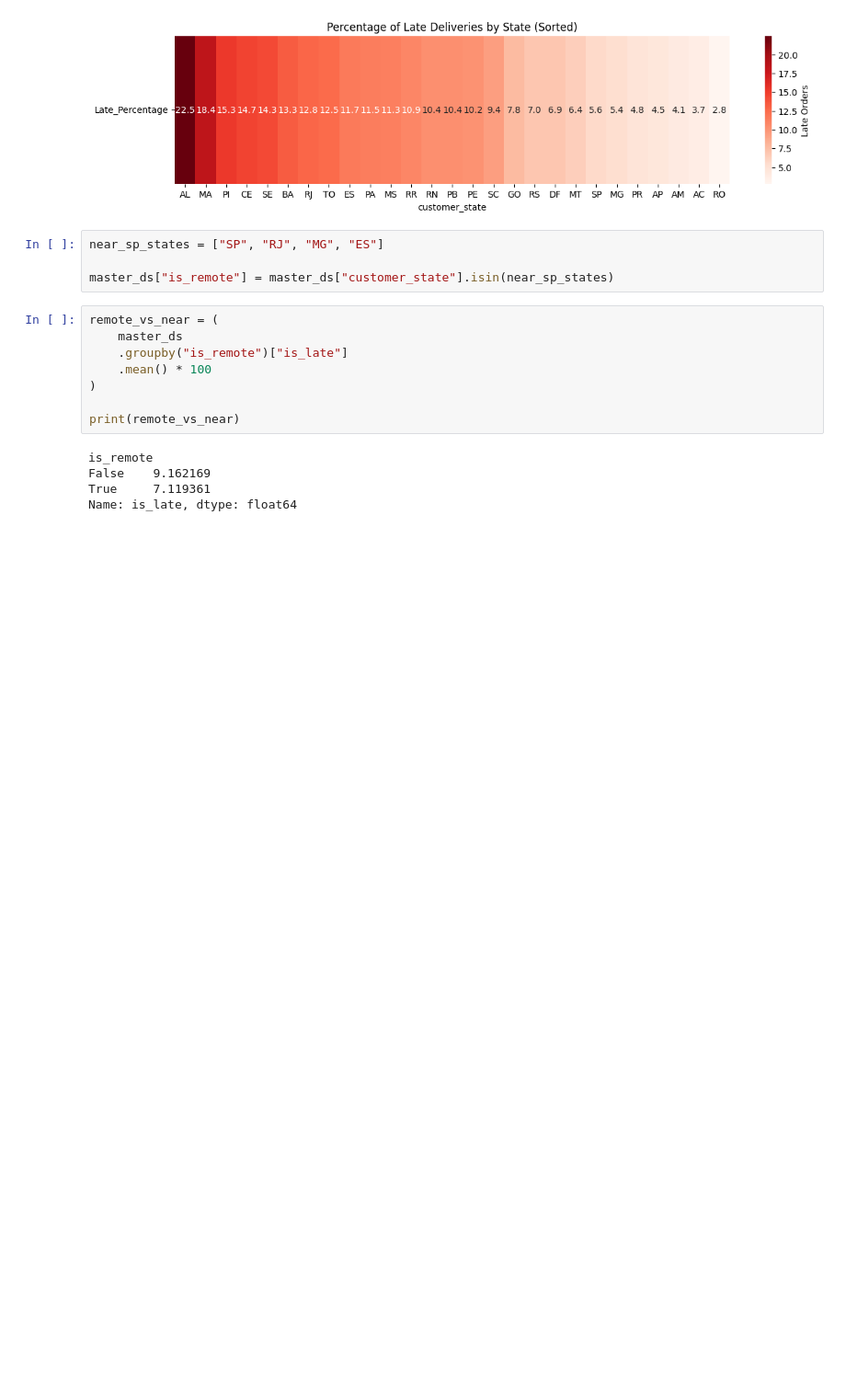
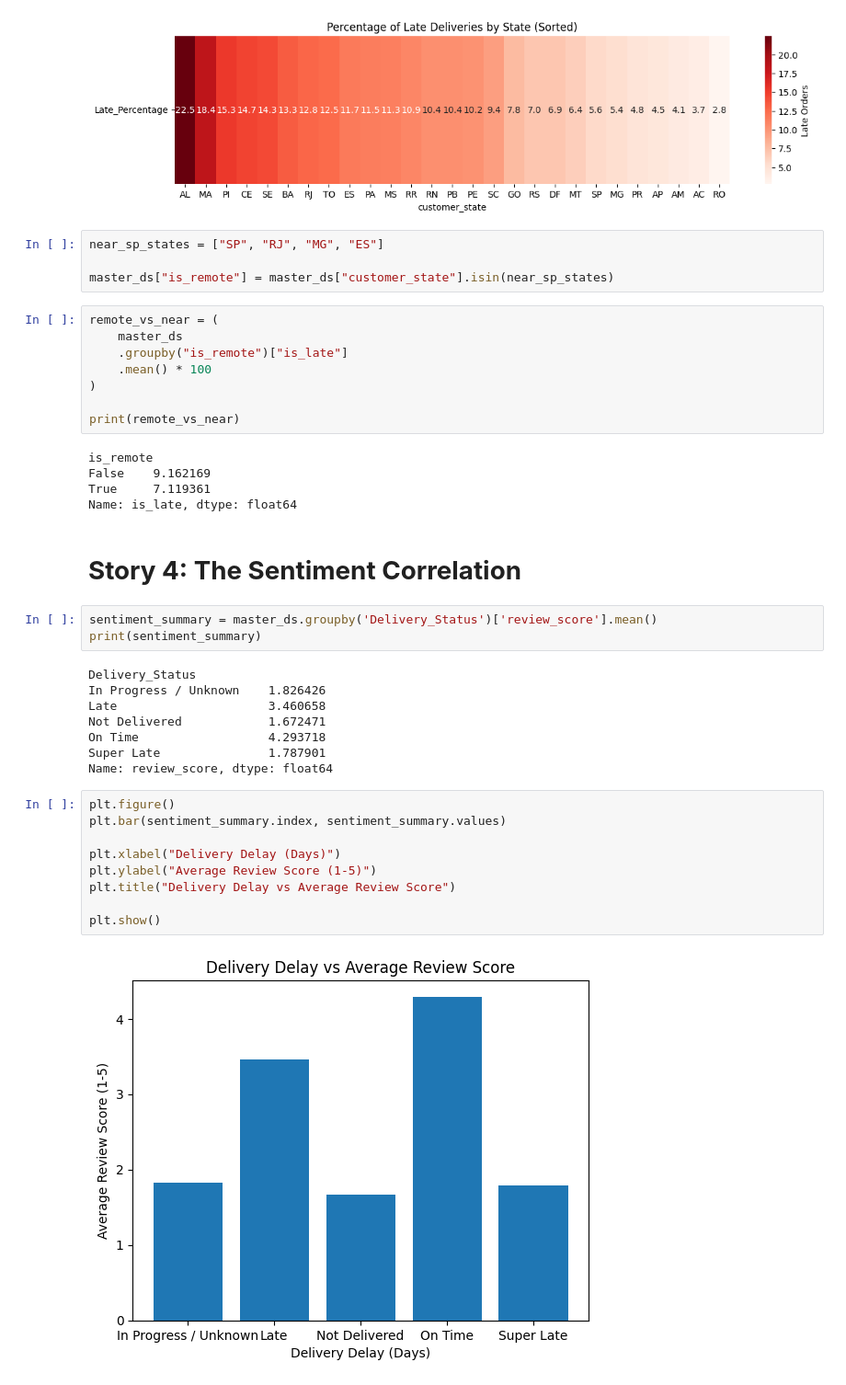
Before and after one commit to amalitechglobaltraining/The-Logistics-Auditor, a Jupyter notebook: Analysis.ipynb, the cells around one changed output. Shown at 92% size. Saved outputs shown, nothing was run; the diff lists cells and outputs as text; blank space fills up the shorter version.

Commit message:
Added Story 4: The Sentiment Correlation

```diff
--- a/Analysis.ipynb
+++ b/Analysis.ipynb
@@ -91,3 +91,27 @@ is_remote
 False    9.162169
 True     7.119361
 Name: is_late, dtype: float64
+# %% [markdown]
+# **Story 4: The Sentiment Correlation**
+# %%
+sentiment_summary = master_ds.groupby('Delivery_Status')['review_score'].mean()
+print(sentiment_summary)
+# %% [output]
+Delivery_Status
+In Progress / Unknown    1.826426
+Late                     3.460658
+Not Delivered            1.672471
+On Time                  4.293718
+Super Late               1.787901
+Name: review_score, dtype: float64
+# %%
+plt.figure()
+plt.bar(sentiment_summary.index, sentiment_summary.values)
+
+plt.xlabel("Delivery Delay (Days)")
+plt.ylabel("Average Review Score (1-5)")
+plt.title("Delivery Delay vs Average Review Score")
+
+plt.show()
+# %% [output]
+[figure, added]
```
Also changed, not shown: parts of 1 cell of this notebook.
